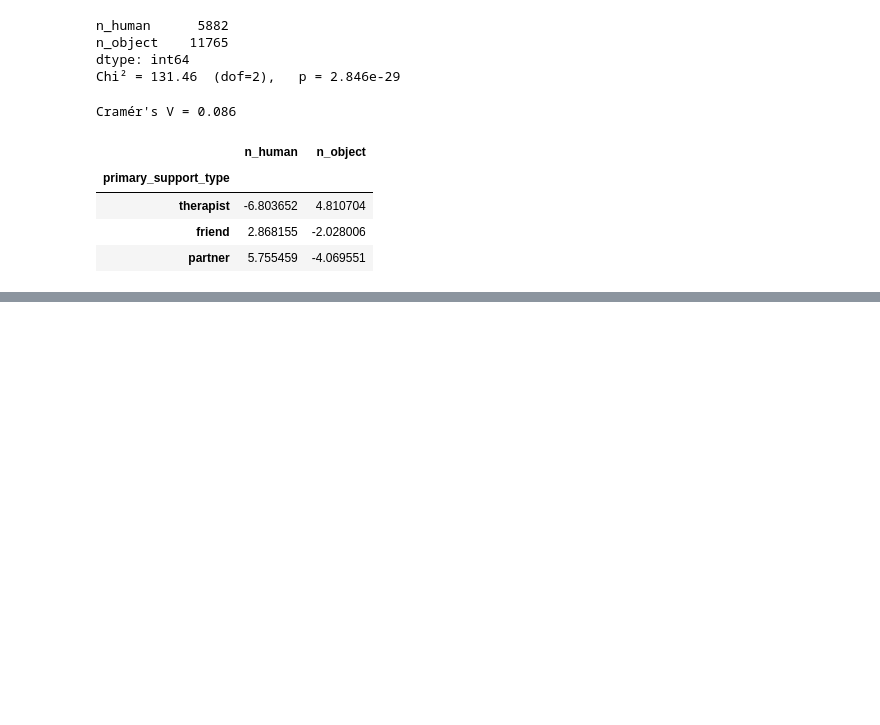
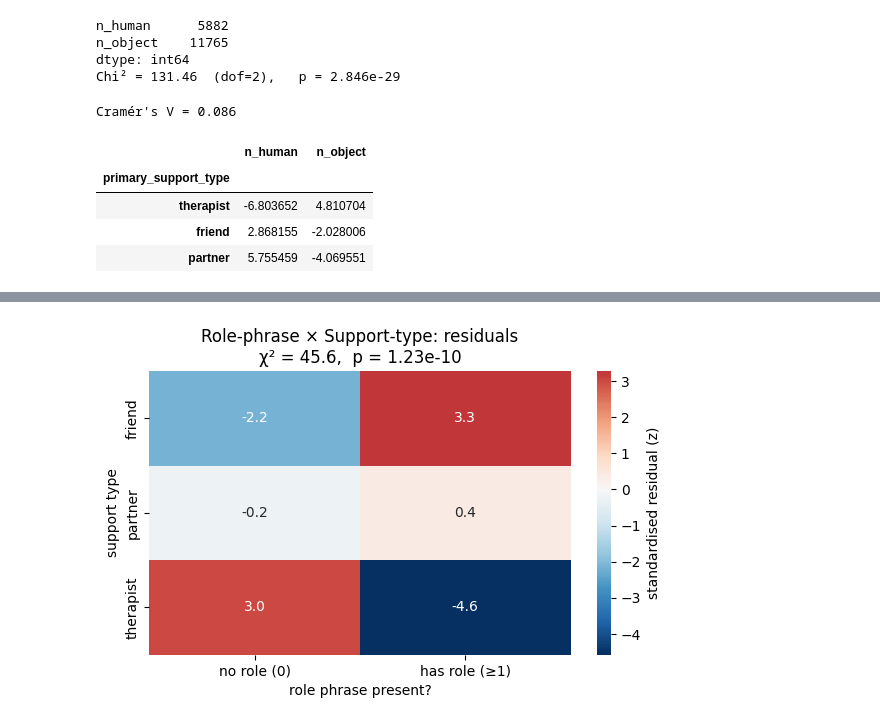
Before and after one commit to ankee07/SocKult25, a Jupyter notebook: Anne/pronoun_NER.ipynb, the cells around one changed output, grey strips where cells are left out. Cells and saved outputs as stored; diff of their text form; code cells hidden in the pictures; blank space fills up the shorter version.

```diff
--- a/Anne/pronoun_NER.ipynb
+++ b/Anne/pronoun_NER.ipynb
@@ -177,0 +411,34 @@ display(resid)
+# %%
+# Visualise
+import seaborn as sns
+
+
+# 1. Build contingency table: rows = support type, cols = "has role phrase?"
+role_table = pd.crosstab(
+    df['primary_support_type'],
+    df['n_roles'] > 0,
+    dropna=False
+)
+
+# 2. Chi-square test to get expected counts
+chi2, p, dof, expected = chi2_contingency(role_table)
+
+# 3. Standardised residuals (z-scores)
+resid = (role_table - expected) / np.sqrt(expected)
+
+resid.columns = ['no role (0)', 'has role (≥1)']
+
+# 4. Heat-map
+plt.figure(figsize=(6,4))
+sns.heatmap(resid, annot=True, fmt=".1f",
+            cmap='RdBu_r', center=0,
+            cbar_kws={'label':'standardised residual (z)'})
+
+plt.title(f"Role-phrase × Support-type: residuals\n"
+          f"χ² = {chi2:.1f},  p = {p:.2e}")
+plt.xlabel("role phrase present?")
+plt.ylabel("support type")
+plt.tight_layout()
+plt.show()
+# %% [output]
+[figure, added]
```
Also changed, not shown: parts of 16 cells of this notebook.
